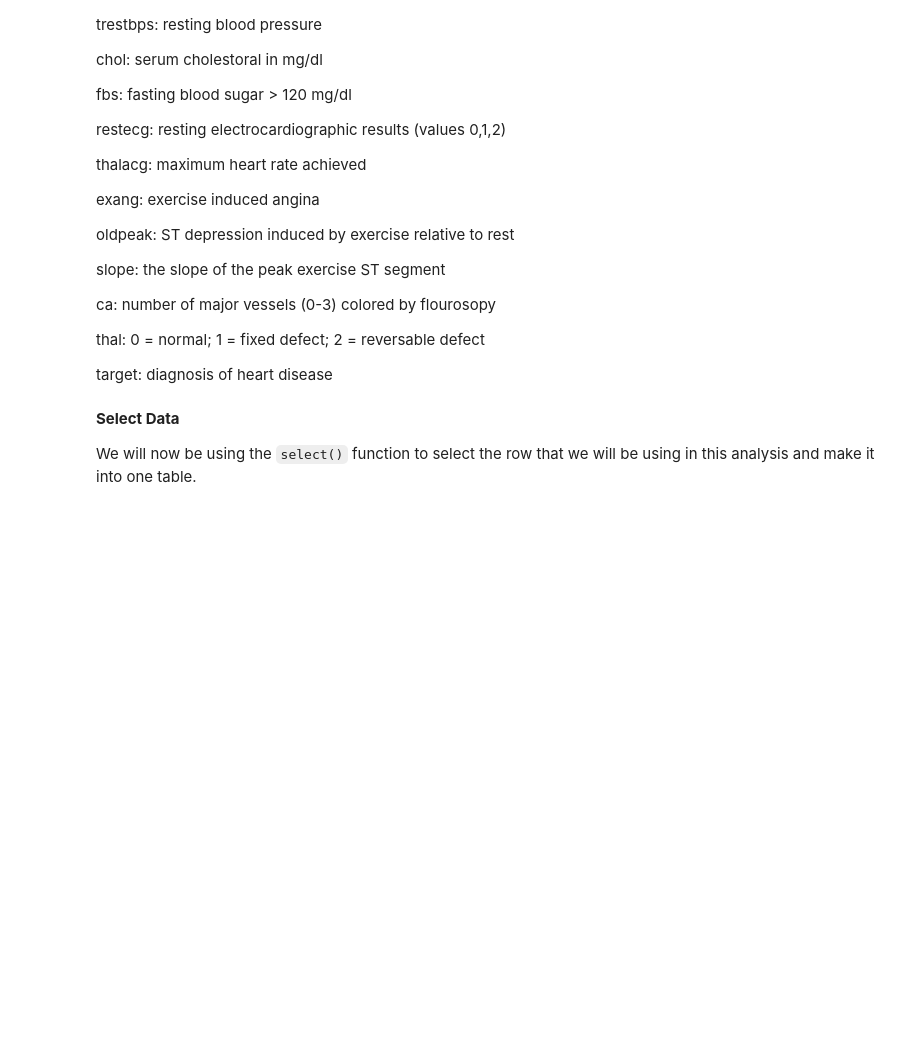
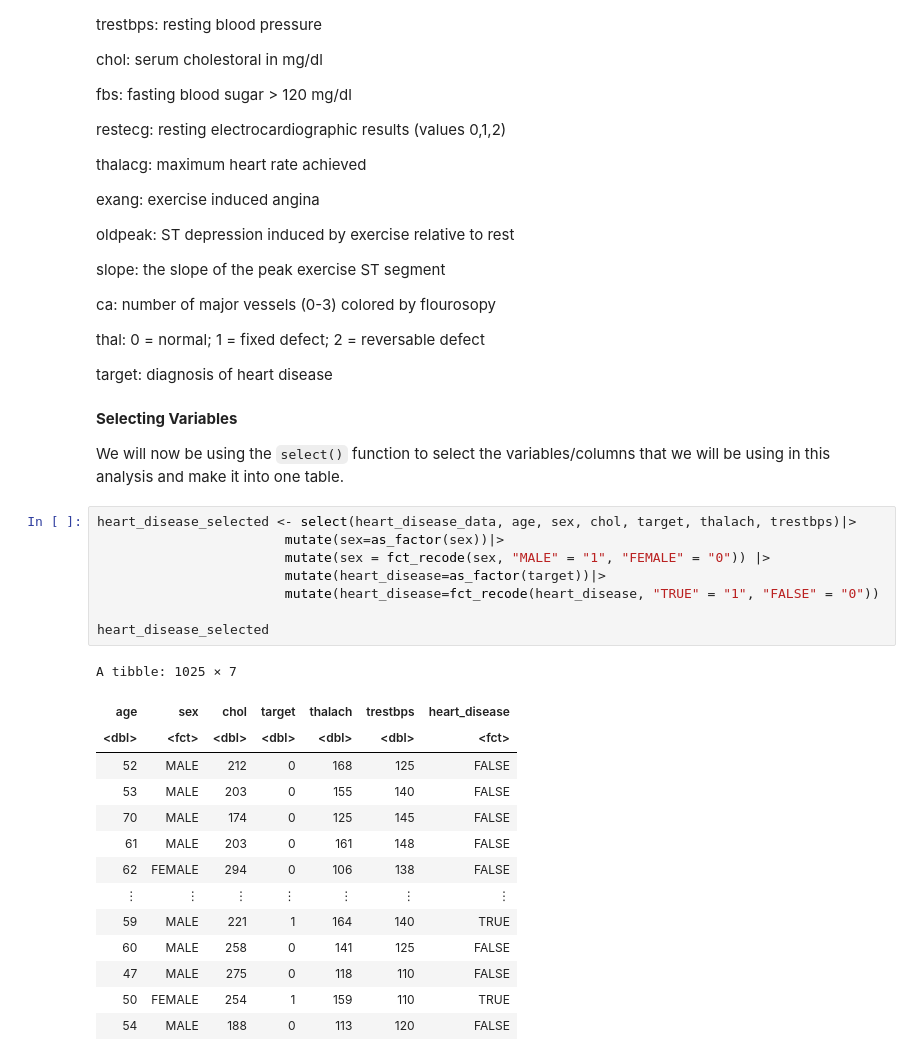
Before and after one commit to yma24ma/HeatDisease_kNNclassification, a Jupyter notebook: Group Project.ipynb, the cells around one changed output. Cells and saved outputs as stored; diff of their text form; blank space fills up the shorter version.

```diff
--- a/Group Project.ipynb
+++ b/Group Project.ipynb
@@ -77,6 +95,29 @@ thal: 0 = normal; 1 = fixed defect; 2 = reversable defect
 
 target: diagnosis of heart disease
 # %% [markdown]
-**Select Data**
+**Selecting Variables**
 
-We will now be using the `select()` function to select the row that we will be using in this analysis and make it into one table.
+We will now be using the `select()` function to select the variables/columns that we will be using in this analysis and make it into one table.
+# %%
+heart_disease_selected <- select(heart_disease_data, age, sex, chol, target, thalach, trestbps)|>
+                        mutate(sex=as_factor(sex))|>
+                        mutate(sex = fct_recode(sex, "MALE" = "1", "FEMALE" = "0")) |>
+                        mutate(heart_disease=as_factor(target))|>
+                        mutate(heart_disease=fct_recode(heart_disease, "TRUE" = "1", "FALSE" = "0"))
+
+heart_disease_selected
+# %% [output]
+A tibble: 1025 × 7
+| age | sex | chol | target | thalach | trestbps | heart_disease |
+| <dbl> | <fct> | <dbl> | <dbl> | <dbl> | <dbl> | <fct> |
+| 52 | MALE | 212 | 0 | 168 | 125 | FALSE |
+| 53 | MALE | 203 | 0 | 155 | 140 | FALSE |
+| 70 | MALE | 174 | 0 | 125 | 145 | FALSE |
+| 61 | MALE | 203 | 0 | 161 | 148 | FALSE |
+| 62 | FEMALE | 294 | 0 | 106 | 138 | FALSE |
+| ⋮ | ⋮ | ⋮ | ⋮ | ⋮ | ⋮ | ⋮ |
+| 59 | MALE | 221 | 1 | 164 | 140 | TRUE |
+| 60 | MALE | 258 | 0 | 141 | 125 | FALSE |
+| 47 | MALE | 275 | 0 | 118 | 110 | FALSE |
+| 50 | FEMALE | 254 | 1 | 159 | 110 | TRUE |
+| 54 | MALE | 188 | 0 | 113 | 120 | FALSE |
```
Also changed, not shown: parts of 20 cells of this notebook.
